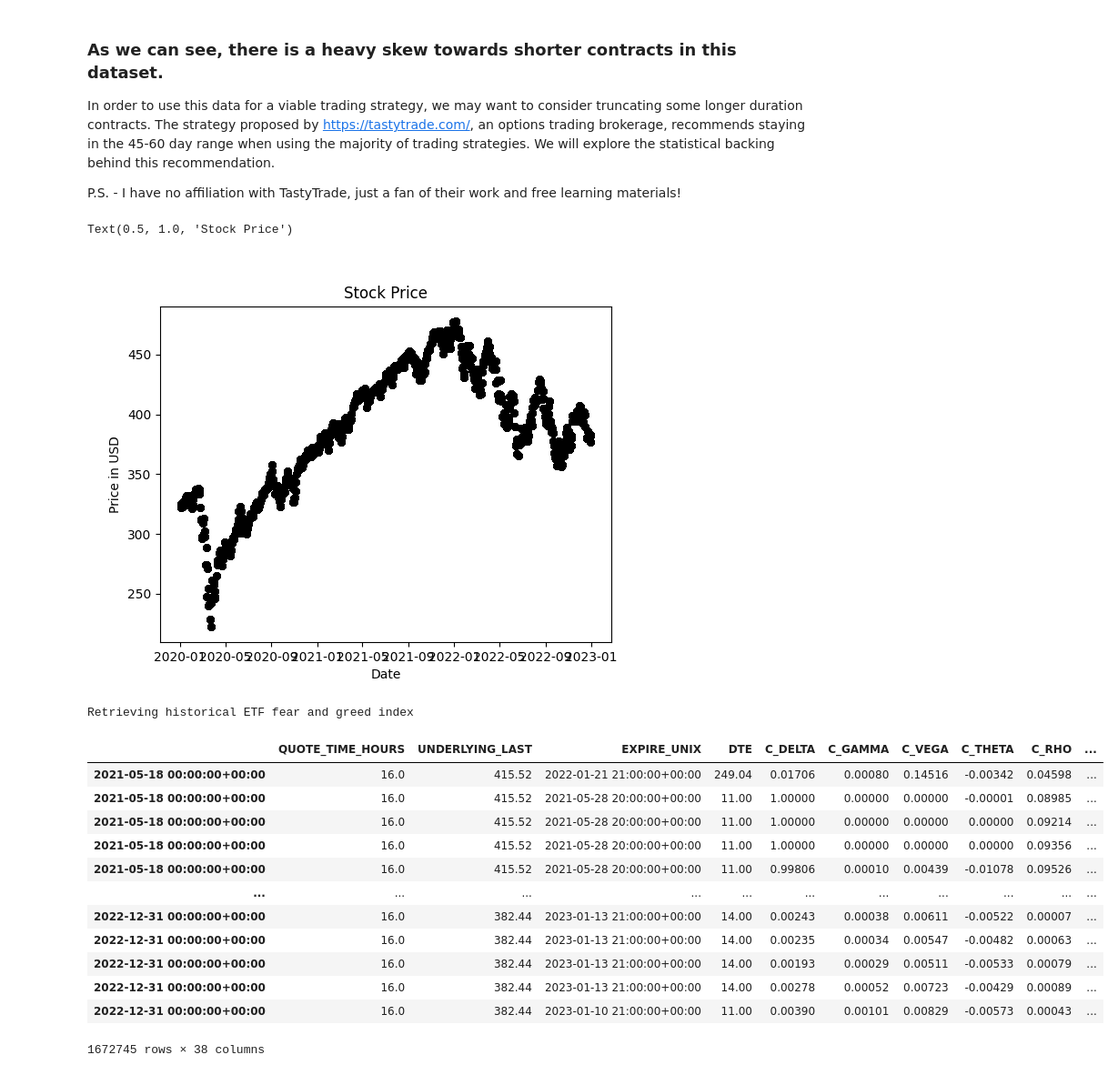
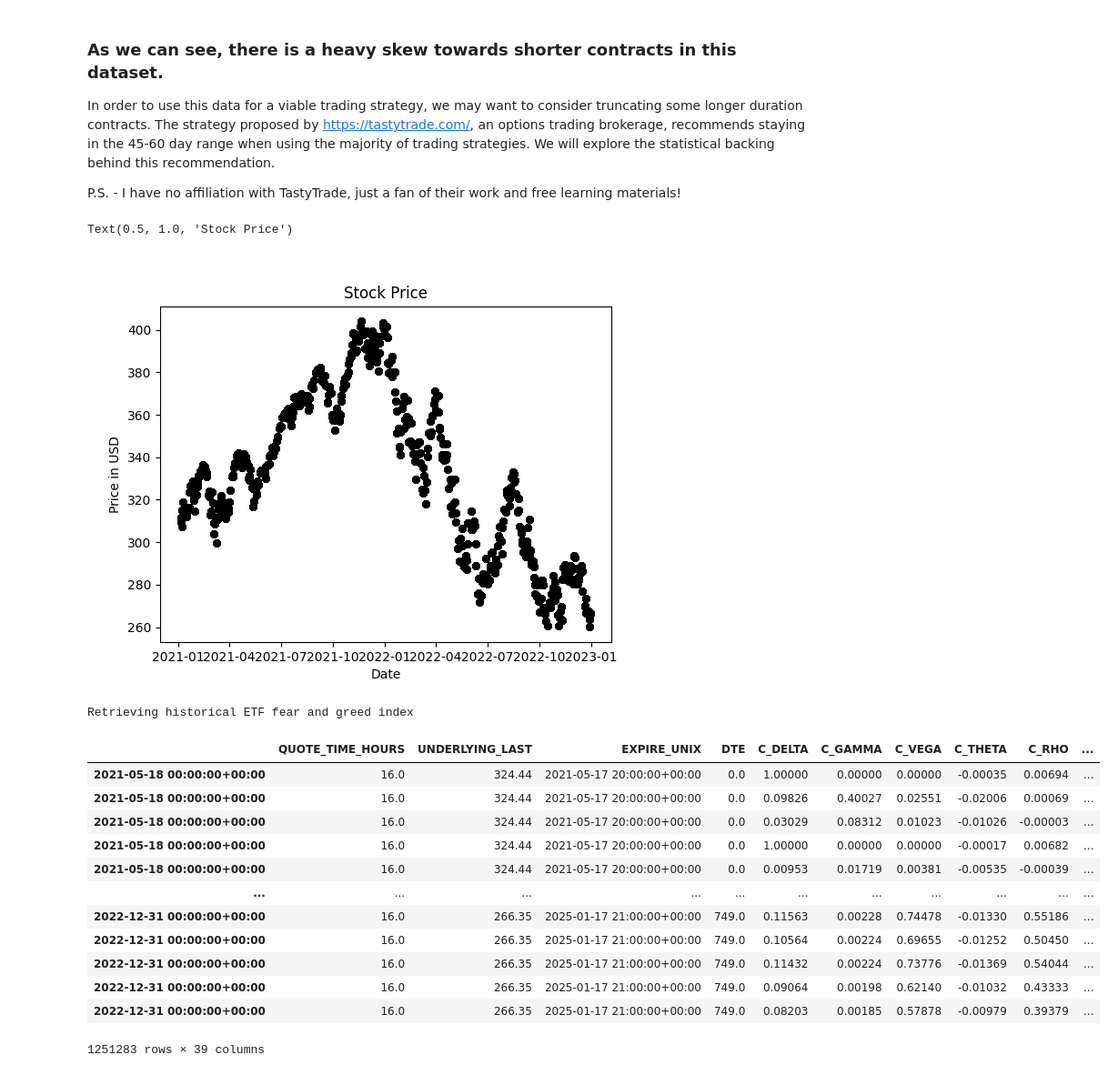
Before and after one commit to daneisburgh/invaas, a Jupyter notebook: notebooks/options-historical-test.ipynb, the cells around one changed output. Shown at 91% size. Drawn from its saved outputs; the diff is of its cells as text; code cells hidden in the pictures.

```diff
--- a/notebooks/options-historical-test.ipynb
+++ b/notebooks/options-historical-test.ipynb
@@ -10,8 +10,8 @@ pd.options.display.max_columns = 100
 pd.options.display.max_rows = 100
 
 dfs = []
-# directory_path = "data/qqq-options-data-2020-2022"
-directory_path = "data/spy-options-data-2020-2022"
+directory_path = "data/qqq-options-data-2020-2022"
+# directory_path = "data/spy-options-data-2020-2022"
 
 for dirname, _, filenames in os.walk(directory_path):
     for filename in filenames:
@@ -78,7 +78,7 @@ plt.xlabel("Date")
 plt.title("Stock Price")
 # %% [output]
 Text(0.5, 1.0, 'Stock Price')
-[figure, old version]
+[figure, new version]
 # %%
 df_option_history = df_final.copy()
 
@@ -115,45 +115,47 @@ def get_df_cnn_fear_greed_index():
 
 
 df_fear_greed_index = get_df_cnn_fear_greed_index()
 df_option_history = df_option_history.join(df_fear_greed_index, how="inner")
 
 df_history = df_option_history.groupby(df_option_history.index).first()[["UNDERLYING_LAST", "fear_greed_index"]]
 # df_history = df_option_history.groupby(df_option_history.index).first()[["UNDERLYING_LAST"]]
 df_history.rename(columns={"UNDERLYING_LAST": "close"}, inplace=True)
 
 CustomStrategy = ta.Strategy(
     name="RSI",
     ta=[
         {"kind": "rsi", "length": 14},
     ],
 )
 df_history.ta.strategy(CustomStrategy)
 
 for column in ["close", "fear_greed_index", "RSI_14"]:
     for days in [14]:
         periods = days
         df_history[f"{column}_min_{days}"] = df_history[column].rolling(window=periods, min_periods=periods).min()
         df_history[f"{column}_max_{days}"] = df_history[column].rolling(window=periods, min_periods=periods).max()
 
 # df_option_history = df_option_history.join(df_history, how="inner")
 df_option_history = df_option_history.join(df_history.drop(columns=["fear_greed_index"]), how="inner")
+df_option_history["index"] = df_option_history.index
+df_option_history.sort_values(by=["index", "EXPIRE_UNIX", "DTE", "STRIKE_DISTANCE_PCT"], inplace=True)
 
 df_option_history
 # %% [output]
 Retrieving historical ETF fear and greed index
 |  | QUOTE_TIME_HOURS | UNDERLYING_LAST | EXPIRE_UNIX | DTE | C_DELTA | C_GAMMA | C_VEGA | C_THETA | C_RHO | ... |
-| 2021-05-18 00:00:00+00:00 | 16.0 | 415.52 | 2022-01-21 21:00:00+00:00 | 249.04 | 0.01706 | 0.00080 | 0.14516 | -0.00342 | 0.04598 | ... |
-| 2021-05-18 00:00:00+00:00 | 16.0 | 415.52 | 2021-05-28 20:00:00+00:00 | 11.00 | 1.00000 | 0.00000 | 0.00000 | -0.00001 | 0.08985 | ... |
-| 2021-05-18 00:00:00+00:00 | 16.0 | 415.52 | 2021-05-28 20:00:00+00:00 | 11.00 | 1.00000 | 0.00000 | 0.00000 | 0.00000 | 0.09214 | ... |
-| 2021-05-18 00:00:00+00:00 | 16.0 | 415.52 | 2021-05-28 20:00:00+00:00 | 11.00 | 1.00000 | 0.00000 | 0.00000 | 0.00000 | 0.09356 | ... |
-| 2021-05-18 00:00:00+00:00 | 16.0 | 415.52 | 2021-05-28 20:00:00+00:00 | 11.00 | 0.99806 | 0.00010 | 0.00439 | -0.01078 | 0.09526 | ... |
+| 2021-05-18 00:00:00+00:00 | 16.0 | 324.44 | 2021-05-17 20:00:00+00:00 | 0.0 | 1.00000 | 0.00000 | 0.00000 | -0.00035 | 0.00694 | ... |
+| 2021-05-18 00:00:00+00:00 | 16.0 | 324.44 | 2021-05-17 20:00:00+00:00 | 0.0 | 0.09826 | 0.40027 | 0.02551 | -0.02006 | 0.00069 | ... |
+| 2021-05-18 00:00:00+00:00 | 16.0 | 324.44 | 2021-05-17 20:00:00+00:00 | 0.0 | 0.03029 | 0.08312 | 0.01023 | -0.01026 | -0.00003 | ... |
+| 2021-05-18 00:00:00+00:00 | 16.0 | 324.44 | 2021-05-17 20:00:00+00:00 | 0.0 | 1.00000 | 0.00000 | 0.00000 | -0.00017 | 0.00682 | ... |
+| 2021-05-18 00:00:00+00:00 | 16.0 | 324.44 | 2021-05-17 20:00:00+00:00 | 0.0 | 0.00953 | 0.01719 | 0.00381 | -0.00535 | -0.00039 | ... |
 | ... | ... | ... | ... | ... | ... | ... | ... | ... | ... | ... |
-| 2022-12-31 00:00:00+00:00 | 16.0 | 382.44 | 2023-01-13 21:00:00+00:00 | 14.00 | 0.00243 | 0.00038 | 0.00611 | -0.00522 | 0.00007 | ... |
-| 2022-12-31 00:00:00+00:00 | 16.0 | 382.44 | 2023-01-13 21:00:00+00:00 | 14.00 | 0.00235 | 0.00034 | 0.00547 | -0.00482 | 0.00063 | ... |
-| 2022-12-31 00:00:00+00:00 | 16.0 | 382.44 | 2023-01-13 21:00:00+00:00 | 14.00 | 0.00193 | 0.00029 | 0.00511 | -0.00533 | 0.00079 | ... |
-| 2022-12-31 00:00:00+00:00 | 16.0 | 382.44 | 2023-01-13 21:00:00+00:00 | 14.00 | 0.00278 | 0.00052 | 0.00723 | -0.00429 | 0.00089 | ... |
-| 2022-12-31 00:00:00+00:00 | 16.0 | 382.44 | 2023-01-10 21:00:00+00:00 | 11.00 | 0.00390 | 0.00101 | 0.00829 | -0.00573 | 0.00043 | ... |
+| 2022-12-31 00:00:00+00:00 | 16.0 | 266.35 | 2025-01-17 21:00:00+00:00 | 749.0 | 0.11563 | 0.00228 | 0.74478 | -0.01330 | 0.55186 | ... |
+| 2022-12-31 00:00:00+00:00 | 16.0 | 266.35 | 2025-01-17 21:00:00+00:00 | 749.0 | 0.10564 | 0.00224 | 0.69655 | -0.01252 | 0.50450 | ... |
+| 2022-12-31 00:00:00+00:00 | 16.0 | 266.35 | 2025-01-17 21:00:00+00:00 | 749.0 | 0.11432 | 0.00224 | 0.73776 | -0.01369 | 0.54044 | ... |
+| 2022-12-31 00:00:00+00:00 | 16.0 | 266.35 | 2025-01-17 21:00:00+00:00 | 749.0 | 0.09064 | 0.00198 | 0.62140 | -0.01032 | 0.43333 | ... |
+| 2022-12-31 00:00:00+00:00 | 16.0 | 266.35 | 2025-01-17 21:00:00+00:00 | 749.0 | 0.08203 | 0.00185 | 0.57878 | -0.00979 | 0.39379 | ... |
-1672745 rows × 38 columns
+1251283 rows × 39 columns
 # %%
 df_option_history.describe().astype(str)
 # %% [output]
```
Also changed, not shown: parts of 6 cells of this notebook.
